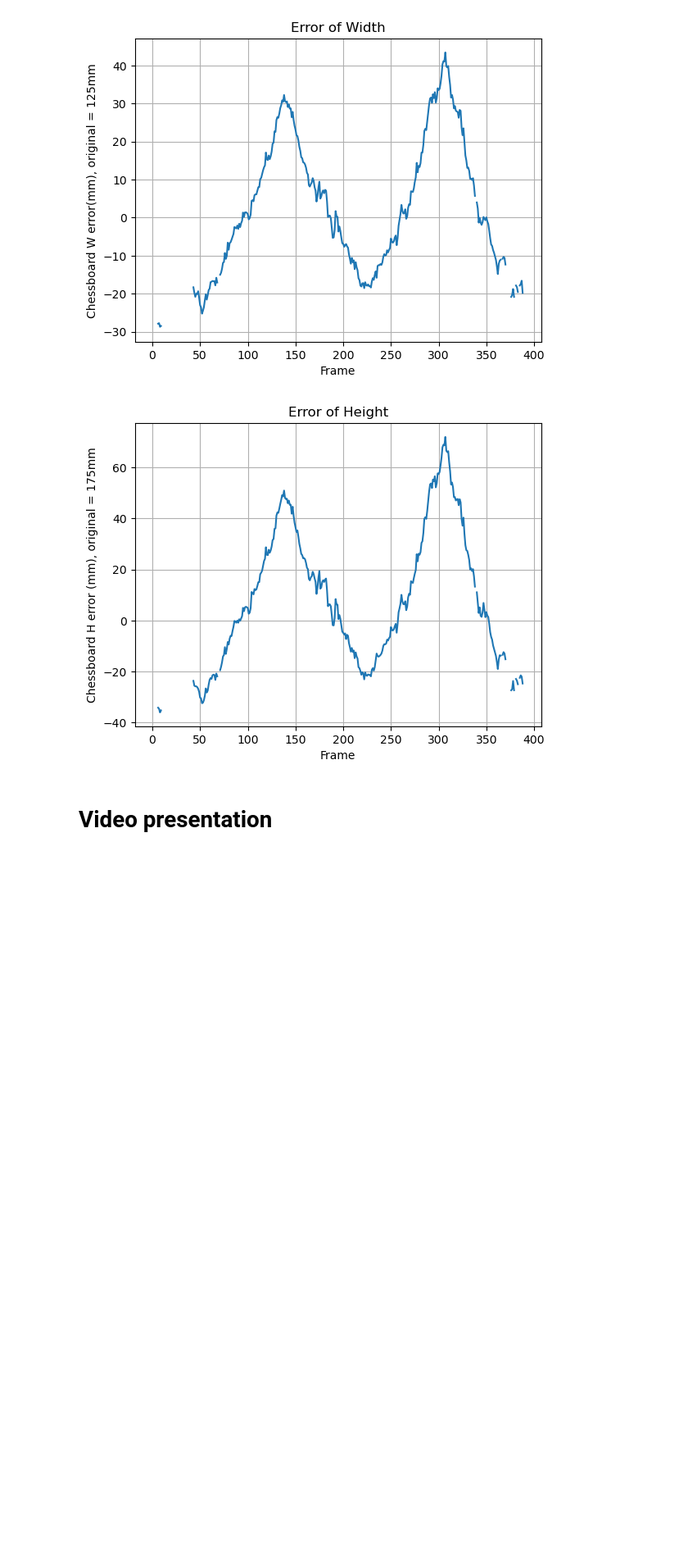
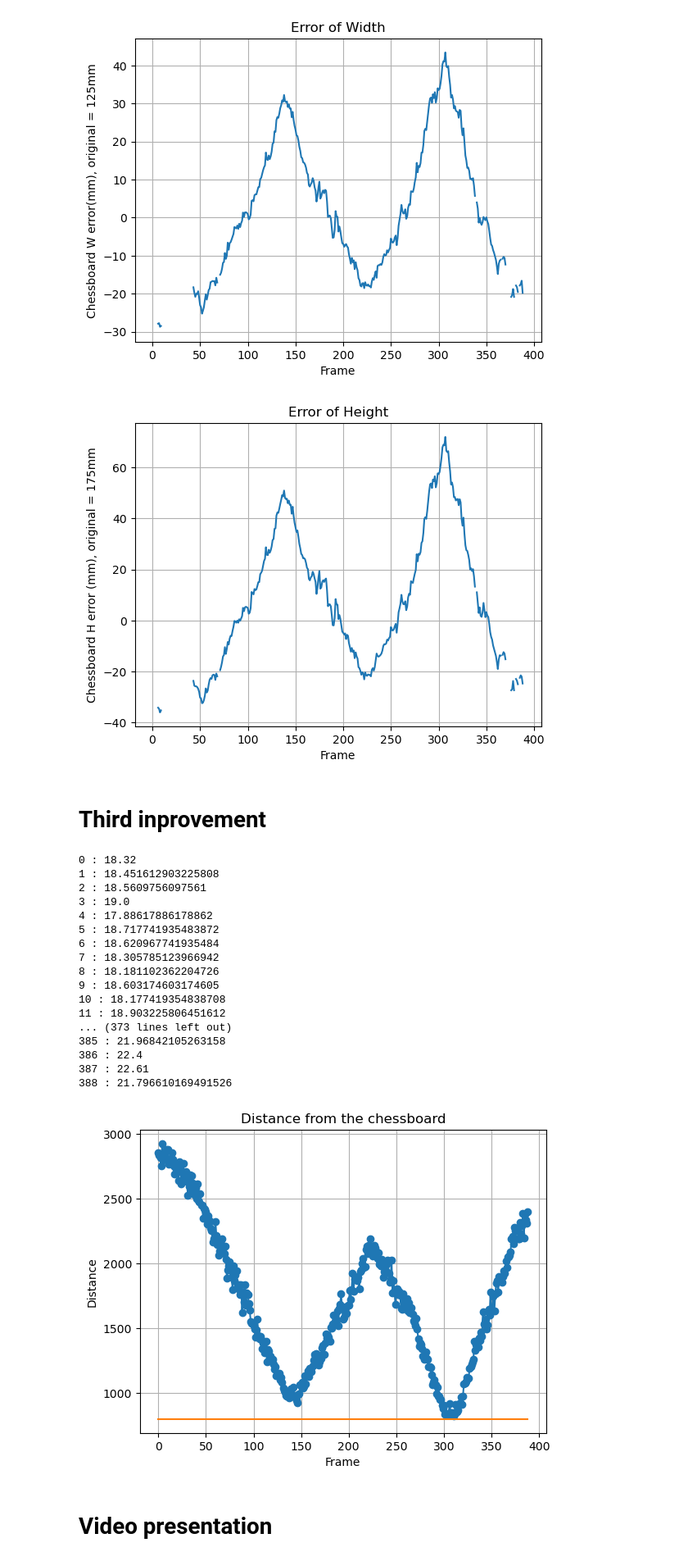
Before and after one commit to ArkaStark/RobotNavigation, a Jupyter notebook: RobotNavigation.ipynb, the cells around one changed output. Shown at 82% size. Cells and saved outputs as stored; diff of their text form; code cells hidden in the pictures; blank space fills up the shorter version.

```diff
--- a/RobotNavigation.ipynb
+++ b/RobotNavigation.ipynb
@@ -1261,6 +1261,86 @@ plt.show()
 # %% [output]
 [figure]
 [figure]
+# %% [markdown]
+# Third inprovement
+# %%
+list_mean_disparity = []
+list_z_PT = []
+
+for framenumber in range(number_of_frames):
+    np_L_cropped = list_L_cropped[framenumber]
+    np_R_cropped = list_R_cropped[framenumber]
+    no_of_corners = 200
+    corners_L = cv2.goodFeaturesToTrack(np_L_cropped,no_of_corners,0.01,10)
+    corners_L = np.int0(corners_L)
+    corners_R = cv2.goodFeaturesToTrack(np_R_cropped,no_of_corners,0.01,10)
+    corners_R = np.int0(corners_R)
+
+
+    sorted_corners_L = corners_L[np.argsort(corners_L[:, 0, 1])]
+    sorted_corners_R = corners_R[np.argsort(corners_R[:, 0, 1])]
+
+    no_of_corners = min(len(sorted_corners_L), len(sorted_corners_R))
+
+    block_size = 21
+    cost_fn = ssd_fn
+    crop_border = block_size//2
+    list_disparity = []
+    slider = 30
+
+    for i in range(slider,no_of_corners-slider):
+        min_cost = np.inf
+        disparity = -1
+        for j in range(-slider,slider):
+            y = sorted_corners_L[i][0][1]
+            L_x = sorted_corners_L[i][0][0]
+            R_x = sorted_corners_R[i+j][0][0]
+            if (y-crop_border > 0) and (y+crop_border < np_L_cropped.shape[0]) and (L_x-crop_border > 0) and (L_x+crop_border < np_L_cropped.shape[1]) and (R_x-crop_border > 0) and (R_x+crop_border < np_R_cropped.shape[1]) and (L_x>R_x) and (L_x-R_x < d_max):
+                # print(y, L_x, R_x)
+                cost = compute_disparity_cost(np_L_cropped, np_R_cropped, y, L_x, R_x, cost_fn, crop_border)
+                if min_cost > cost:
+                    min_cost = cost
+                    disparity = L_x - R_x
+        if disparity > 0:
+            list_disparity.append(disparity)
+
+    mean_disparity = np.mean(list_disparity)
+    list_mean_disparity.append(mean_disparity)
+    print(framenumber, ":", mean_disparity)
+
+    z = (b * f)/list_mean_disparity[framenumber]
+    list_z_PT.append(z)
+
+
+# Plotting
+f_values = list(range(number_of_frames))
+plt.plot(f_values, list_z_PT, marker='o', linestyle='-')
+line = 800*np.ones((len(f_values)))
+plt.plot(f_values, line)
+plt.title('Distance from the chessboard')
+plt.xlabel('Frame')
+plt.ylabel('Distance')
+plt.grid(True)
+plt.show()
+# %% [output]
+0 : 18.32
+1 : 18.451612903225808
+2 : 18.5609756097561
+3 : 19.0
+4 : 17.88617886178862
+5 : 18.717741935483872
+6 : 18.620967741935484
+7 : 18.305785123966942
+8 : 18.181102362204726
+9 : 18.603174603174605
+10 : 18.177419354838708
+11 : 18.903225806451612
+... (373 lines left out)
+385 : 21.96842105263158
+386 : 22.4
+387 : 22.61
+388 : 21.796610169491526
+[figure, added]
 # %% [markdown]
 # Video presentation
 # %%
```
Also changed, not shown: parts of 1 cell of this notebook.
